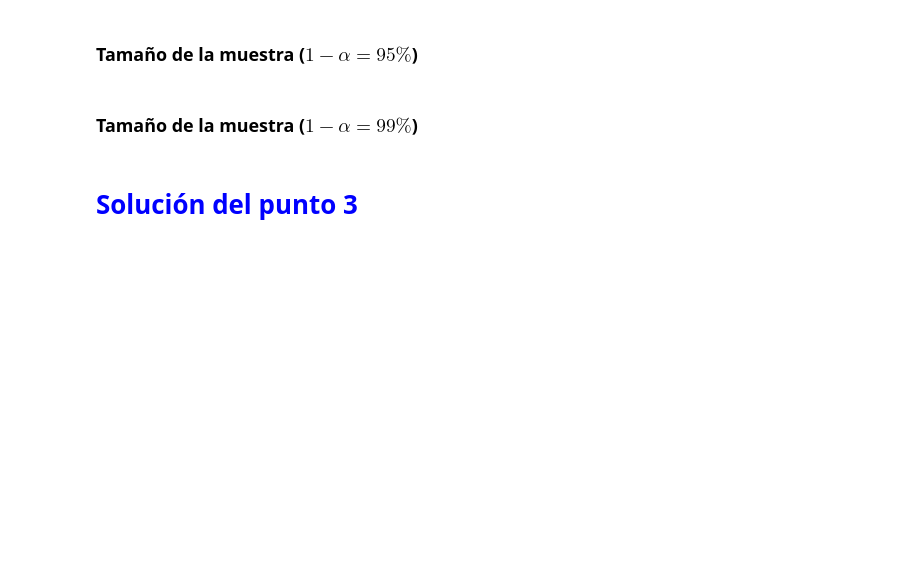
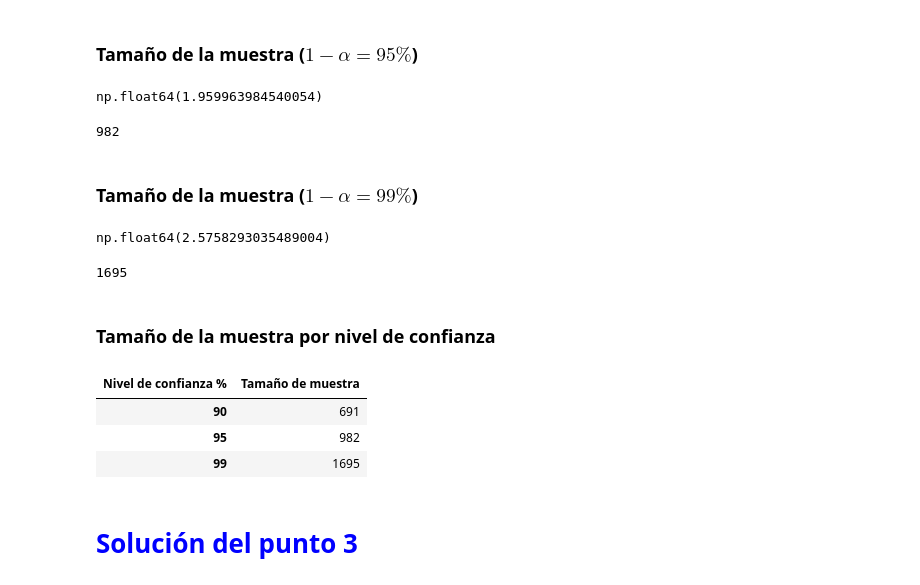
Before and after one commit to JLuceroVasquez/estadistica-con-python-probabilidad-y-muestreo, a Jupyter notebook: notebook_proyecto_final.ipynb, the cells around one changed output. Cells and saved outputs as stored; diff of their text form; code cells hidden in the pictures; blank space fills up the shorter version.

```diff
--- a/notebook_proyecto_final.ipynb
+++ b/notebook_proyecto_final.ipynb
@@ -231,7 +348,49 @@ En nuestra experiencia con estudios de este tipo, sabemos que el **costo promedi
 # %% [markdown]
 ### Tamaño de la muestra ($1 - \alpha = 95\%$)
+# %%
+nivel_confianza_95 = 0.95
+z_95 = norm.isf((1-nivel_confianza_95)/2)
+z_95
+# %% [output]
+np.float64(1.959963984540054)
+# %%
+n_confianza_95 = ((z_95 * desviacion_200_ingresos) / error_cliente)**2
+n_confianza_95 = int(n_confianza_95.round())
+n_confianza_95
+# %% [output]
+982
 # %% [markdown]
 ### Tamaño de la muestra ($1 - \alpha = 99\%$)
+# %%
+nivel_confianza_99 = 0.99
+z_99 = norm.isf((1-nivel_confianza_99)/2)
+z_99
+# %% [output]
+np.float64(2.5758293035489004)
+# %%
+n_confianza_99 = ((z_99 * desviacion_200_ingresos) / error_cliente)**2
+n_confianza_99 = int(n_confianza_99.round())
+n_confianza_99
+# %% [output]
+1695
+# %% [markdown]
+### Tamaño de la muestra por nivel de confianza
+# %%
+#Se crea una lista con los niveles de confianza expresados en números enteros.
+indice_tabla_comparativa = ["{:.0f}".format(i*100) for i in [nivel_confianza_90, nivel_confianza_95, nivel_confianza_99]]
+
+#Se crea el dataframe tabla comparativa, donde los índices corresponden a los niveles de confianza y la única columna contiene los tamaño de muestra.
+tabla_comparativa = pd.DataFrame(data={'Tamaño de muestra':[n_confianza_90, n_confianza_95, n_confianza_99]},
+                                 index = indice_tabla_comparativa)
+#Se renombra el índice las columnas a "Nivel de confianza %".
+tabla_comparativa.columns.name = 'Nivel de confianza %'
+
+tabla_comparativa
+# %% [output]
+| Nivel de confianza % | Tamaño de muestra |
+| 90 | 691 |
+| 95 | 982 |
+| 99 | 1695 |
 # %% [markdown]
 # <font color='blue'>Solución del punto 3</font>
 # %% [markdown]
```
Also changed, not shown: parts of 31 cells of this notebook.
